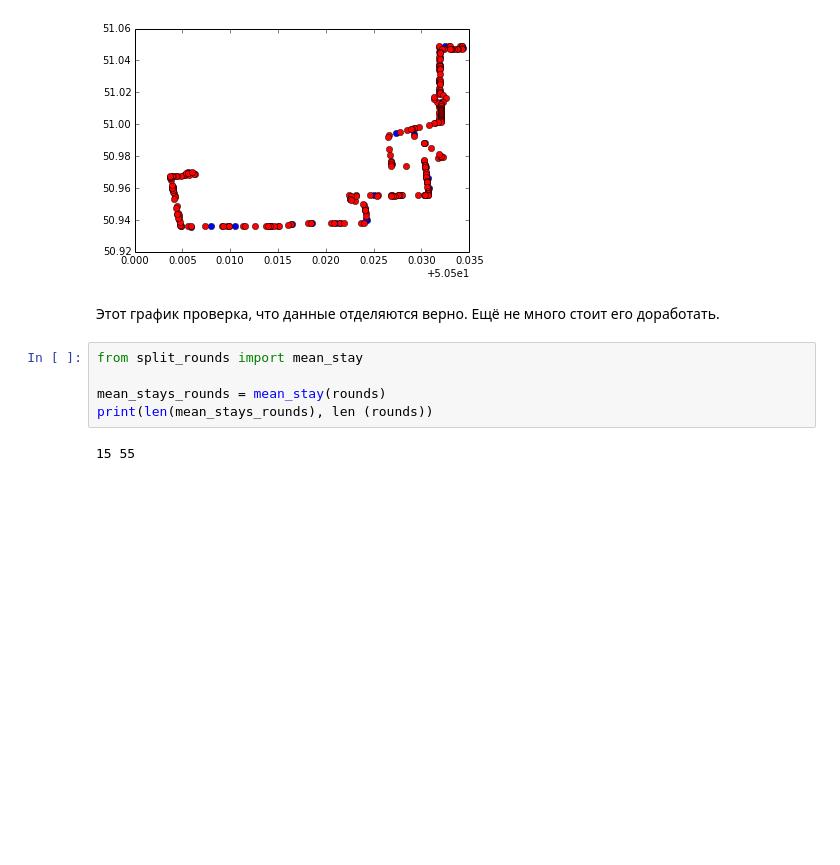
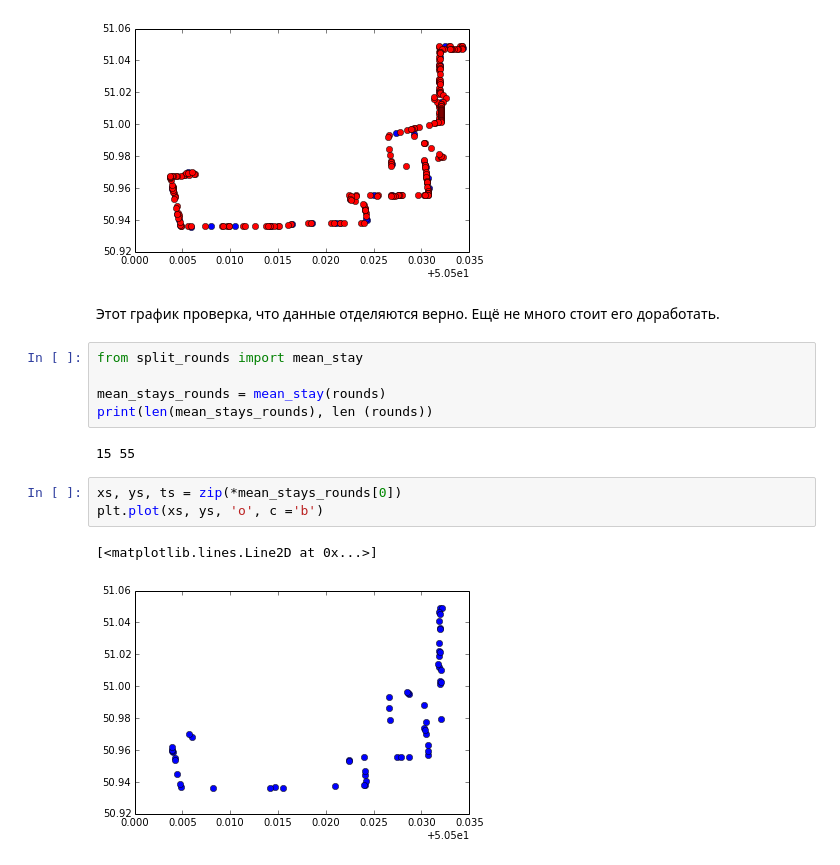
Before and after one commit to LisGein/LinuxCppLessons, a Jupyter notebook: Python/nightYandex/locate_bus_stops.ipynb, the cells around one changed output. Cells and saved outputs as stored; diff of their text form; blank space fills up the shorter version.

```diff
--- a/Python/nightYandex/locate_bus_stops.ipynb
+++ b/Python/nightYandex/locate_bus_stops.ipynb
@@ -53,3 +50,9 @@ mean_stays_rounds = mean_stay(rounds)
 print(len(mean_stays_rounds), len (rounds))
 # %% [output]
 15 55
+# %%
+xs, ys, ts = zip(*mean_stays_rounds[0])
+plt.plot(xs, ys, 'o', c ='b')
+# %% [output]
+[<matplotlib.lines.Line2D at 0x...>]
+[figure, added]
```
Also changed, not shown: parts of 6 cells of this notebook, 1 other file.
